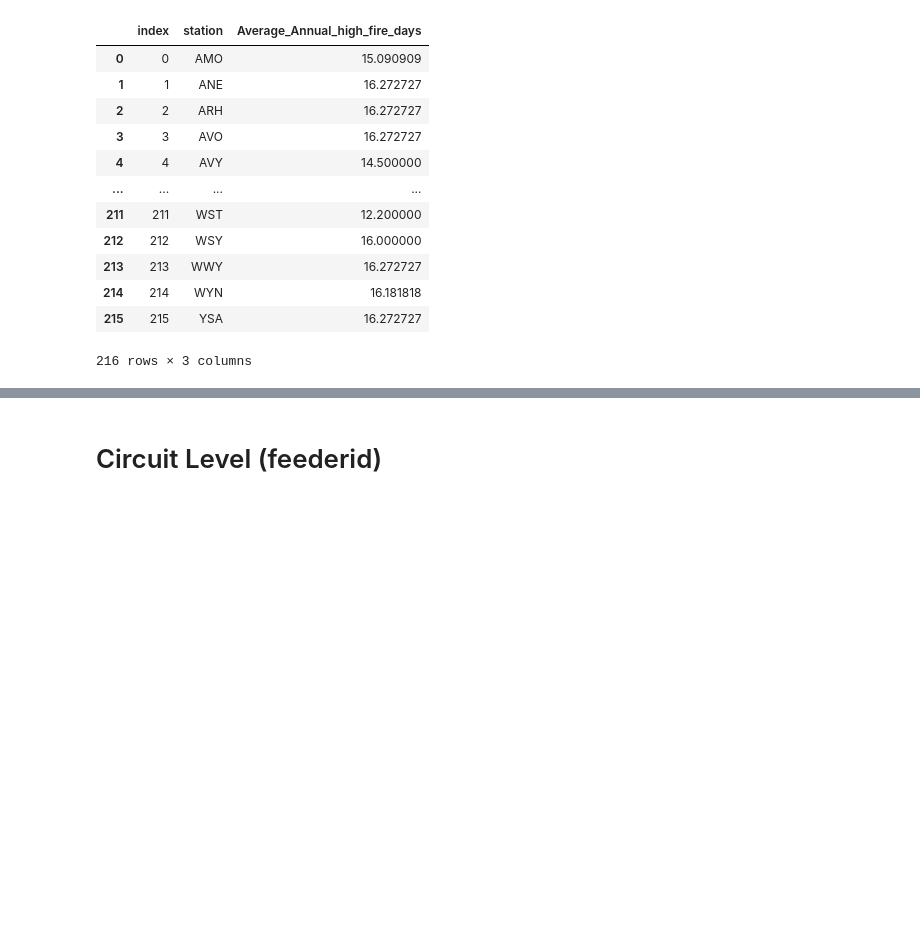
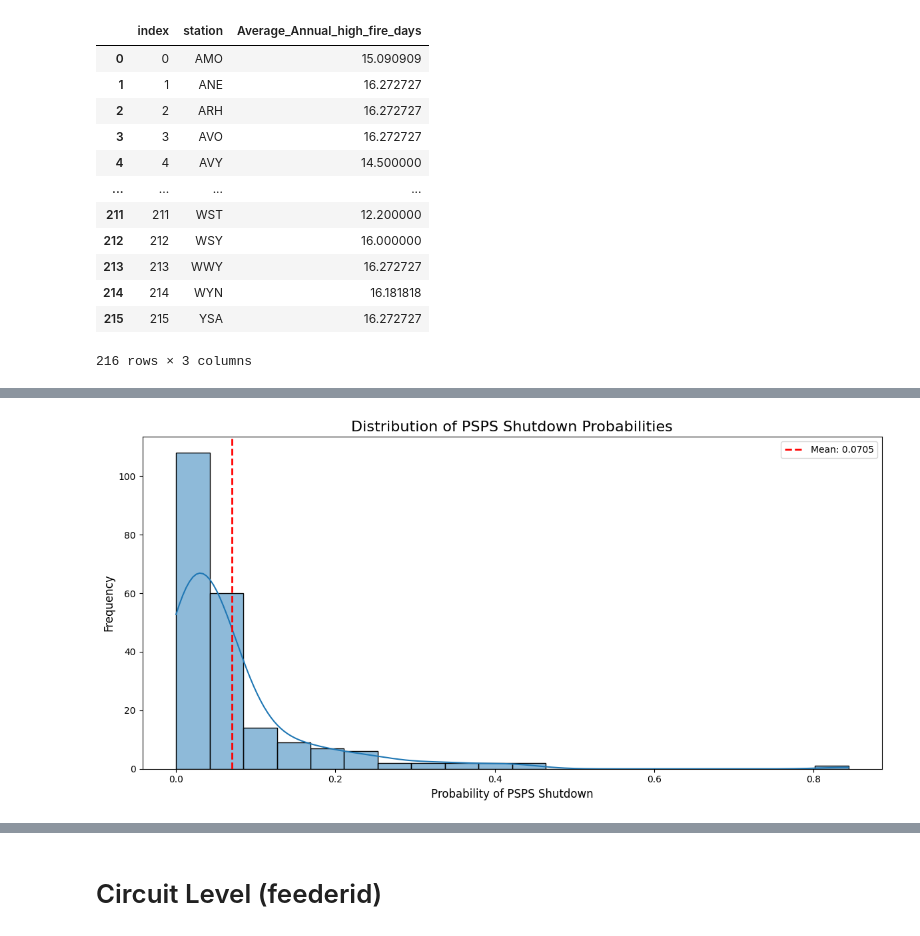
Before and after one commit to Bharath-Sathappan/OptimizingPSPS, a Jupyter notebook: WilliamCode/Final Notebook Code.ipynb, the cells around one changed output, grey strips where cells are left out. Cells and saved outputs as stored; diff of their text form; code cells hidden in the pictures; blank space fills up the shorter version.

```diff
--- a/WilliamCode/Final Notebook Code.ipynb
+++ b/WilliamCode/Final Notebook Code.ipynb
@@ -786,3 +757,26 @@ weather_station_psps_prob_data
+# %%
+import seaborn as sns
+# Create the histogram
+plt.figure(figsize=(12, 6))
+sns.histplot(data=weather_station_psps_prob_data, x='percentage_of_PSPS_shutdown', bins=20, kde=True)
+
+# Customize the plot
+plt.title('Distribution of PSPS Shutdown Probabilities', fontsize=16)
+plt.xlabel('Probability of PSPS Shutdown', fontsize=12)
+plt.ylabel('Frequency', fontsize=12)
+
+# Add a vertical line for the mean
+mean_probability = weather_station_psps_prob_data['percentage_of_PSPS_shutdown'].mean()
+plt.axvline(mean_probability, color='red', linestyle='dashed', linewidth=2, label=f'Mean: {mean_probability:.4f}')
+
+# Add legend
+plt.legend()
+
+# Show the plot
+plt.tight_layout()
+plt.show()
+# %% [output]
+[figure, added]
 # %%
 test = pd.merge(average_high_fire_days_per_station,weather_station_psps_prob_data, left_on = "station", right_on = "weatherstationcode")
 test
```
Also changed, not shown: parts of 87 cells of this notebook.
